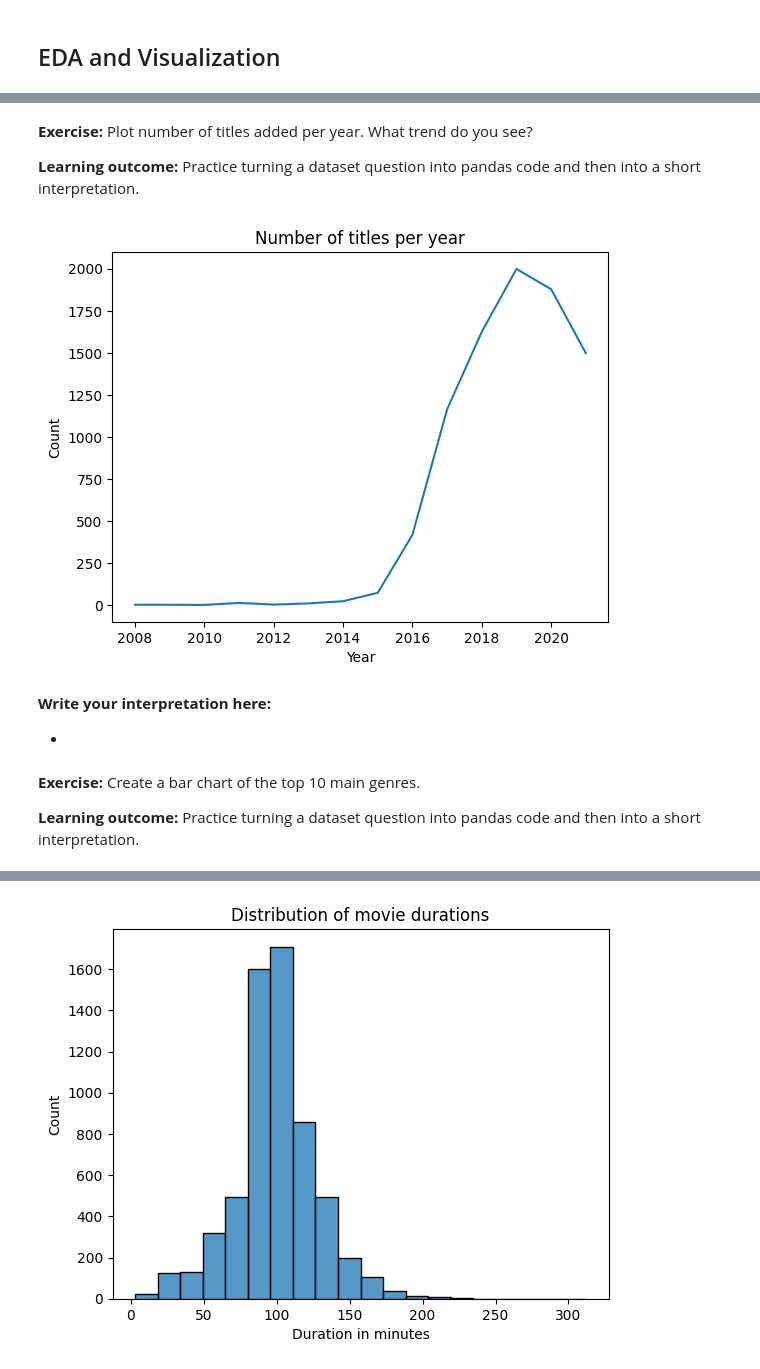
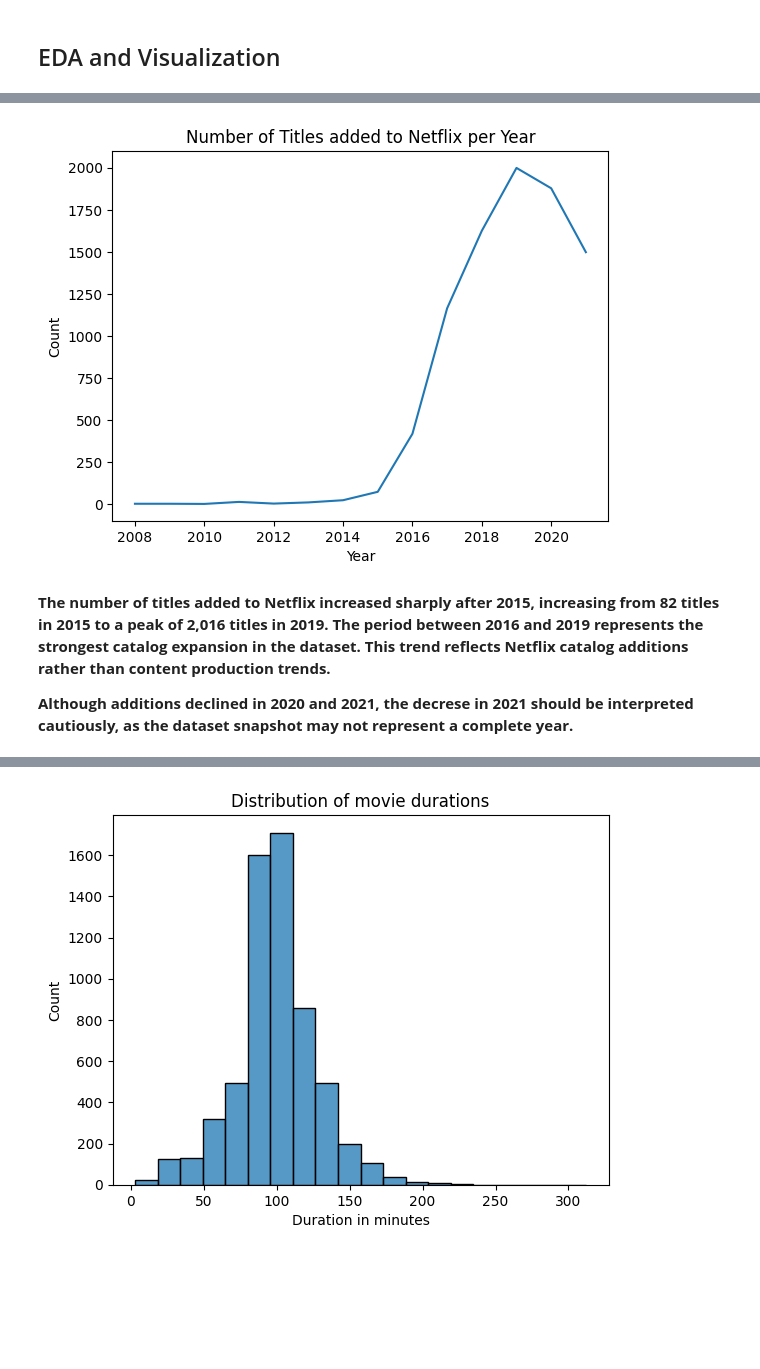
Before and after one commit to chinwendu-codes/netflix-titles-eda, a Jupyter notebook: Netflix_titles.ipynb, the cells around one changed output, grey strips where cells are left out. Saved outputs shown, nothing was run; the diff lists cells and outputs as text; code cells hidden in the pictures; blank space fills up the shorter version.

```diff
--- a/Netflix_titles.ipynb
+++ b/Netflix_titles.ipynb
@@ -261,32 +211,25 @@ plt.show()
-# %% [markdown]
-**Exercise:** Plot number of titles added per year. What trend do you see?
-
-**Learning outcome:** Practice turning a dataset question into pandas code and then into a short interpretation.
 # %%
+# Create a visualization to show the number of titles added to Netflix per year using seaborn's lineplot function
+
 # Count how many titles were added per year
-# Convert into proper DataFrame then plot with seaborn line plot
-
 year_counts = df['year_added'].value_counts()
 
+# Convert into proper DataFrame then plot with seaborn line plot
 year_counts_df = year_counts.reset_index()
 year_counts_df.columns = ['year', 'count']
 year_counts_df = year_counts_df.sort_values('year')
 
-
+# Plot the line plot using seaborn
 sns.lineplot(data=year_counts_df, x='year', y='count')
-plt.title('Number of titles per year')
+plt.title('Number of Titles added to Netflix per Year')
 plt.xlabel('Year')
 plt.ylabel('Count')
 
 plt.show()
 # %% [output]
-[figure, old version]
+[figure, new version]
 # %% [markdown]
-**Write your interpretation here:**
+**The number of titles added to Netflix increased sharply after 2015, increasing from 82 titles in 2015 to a peak of 2,016 titles in 2019. The period between 2016 and 2019 represents the strongest catalog expansion in the dataset. This trend reflects Netflix catalog additions rather than content production trends.**
 
--
+**Although additions declined in 2020 and 2021, the decrese in 2021 should be interpreted cautiously, as the dataset snapshot may not represent a complete year.**
-# %% [markdown]
-**Exercise:** Create a bar chart of the top 10 main genres.
-
-**Learning outcome:** Practice turning a dataset question into pandas code and then into a short interpretation.
 # %%
```
Also changed, not shown: parts of 62 cells of this notebook.
